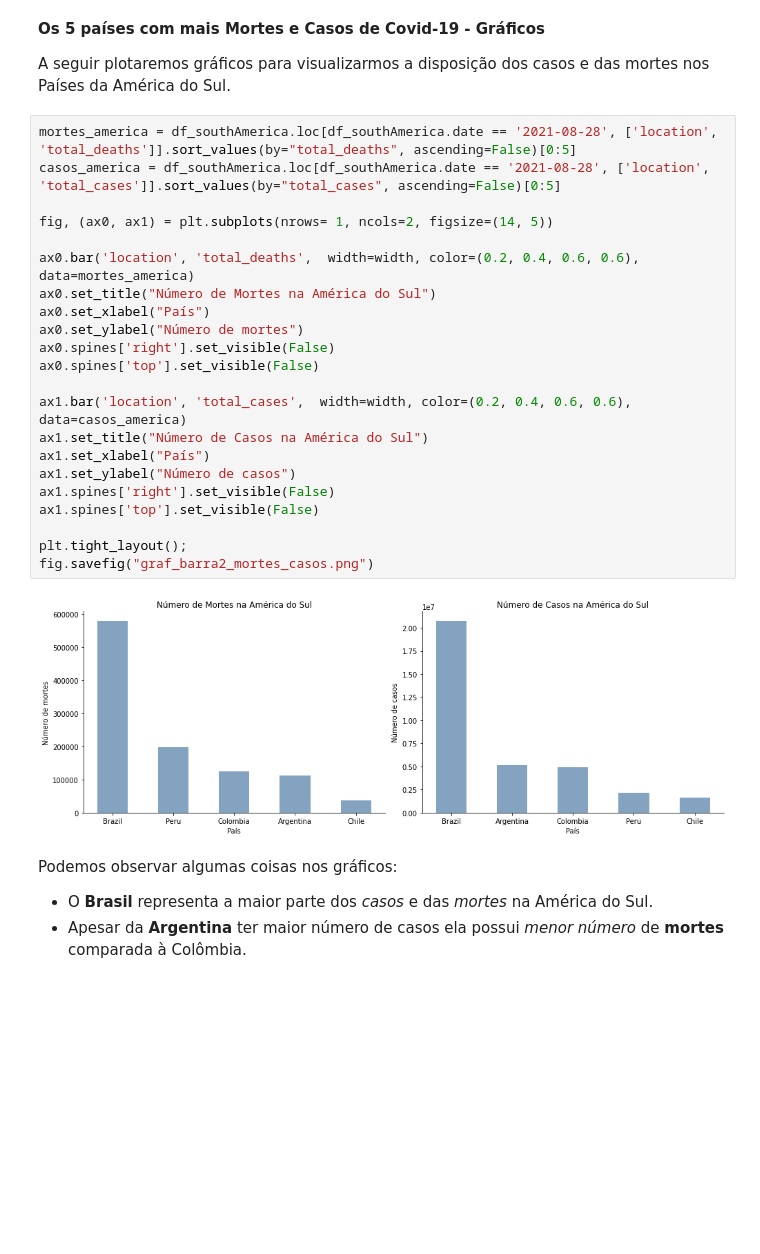
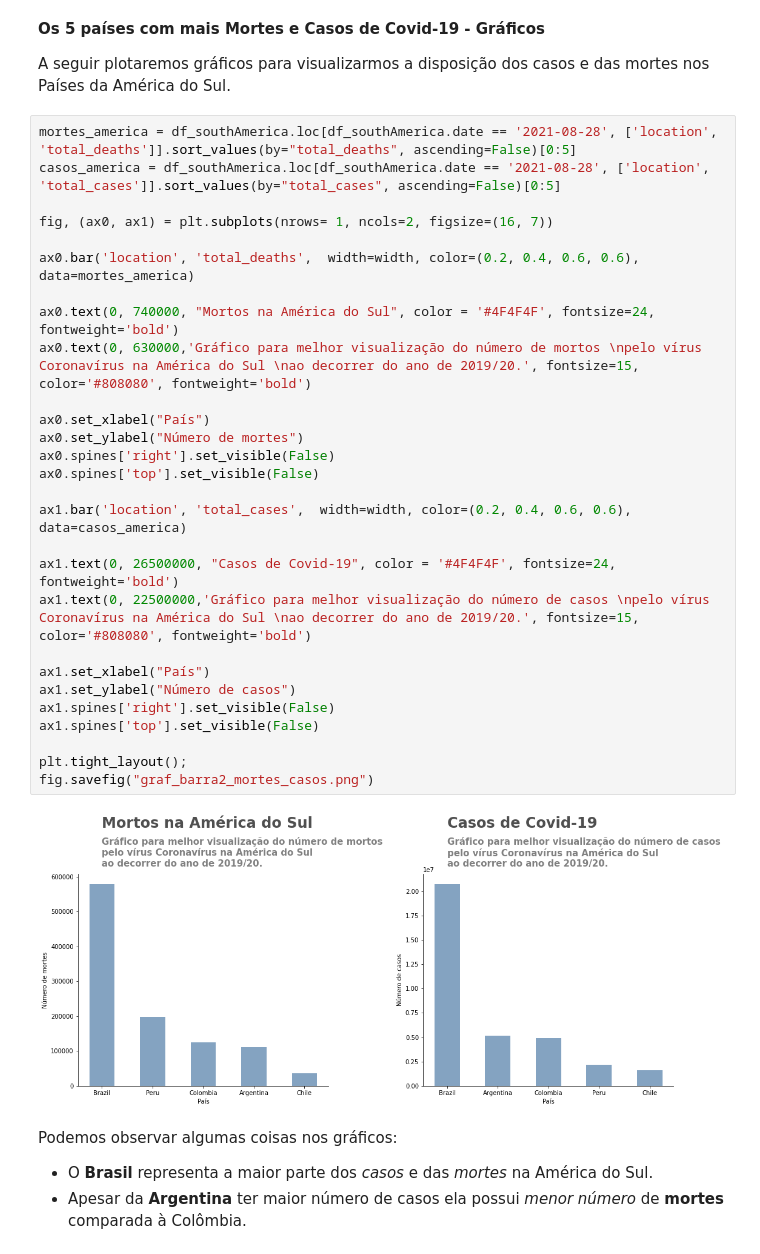
Before and after one commit to brunavent/Portfolio, a Jupyter notebook: Panorama_do_COVID_19_no_Brasil_e_no_Mundo.ipynb, the cells around one changed output. Drawn from its saved outputs; the diff is of its cells as text; blank space fills up the shorter version.

```diff
--- a/Panorama_do_COVID_19_no_Brasil_e_no_Mundo.ipynb
+++ b/Panorama_do_COVID_19_no_Brasil_e_no_Mundo.ipynb
@@ -599,27 +606,33 @@ A seguir plotaremos gráficos para visualizarmos a disposição dos casos e das
 # %%
 mortes_america = df_southAmerica.loc[df_southAmerica.date == '2021-08-28', ['location', 'total_deaths']].sort_values(by="total_deaths", ascending=False)[0:5]
 casos_america = df_southAmerica.loc[df_southAmerica.date == '2021-08-28', ['location', 'total_cases']].sort_values(by="total_cases", ascending=False)[0:5]
 
-fig, (ax0, ax1) = plt.subplots(nrows= 1, ncols=2, figsize=(14, 5))
+fig, (ax0, ax1) = plt.subplots(nrows= 1, ncols=2, figsize=(16, 7))
 
 ax0.bar('location', 'total_deaths',  width=width, color=(0.2, 0.4, 0.6, 0.6), data=mortes_america)
-ax0.set_title("Número de Mortes na América do Sul")
+
+ax0.text(0, 740000, "Mortos na América do Sul", color = '#4F4F4F', fontsize=24, fontweight='bold')
+ax0.text(0, 630000,'Gráfico para melhor visualização do número de mortos \npelo vírus Coronavírus na América do Sul \nao decorrer do ano de 2019/20.', fontsize=15, color='#808080', fontweight='bold')
+
 ax0.set_xlabel("País")
 ax0.set_ylabel("Número de mortes")
 ax0.spines['right'].set_visible(False)
 ax0.spines['top'].set_visible(False)
 
 ax1.bar('location', 'total_cases',  width=width, color=(0.2, 0.4, 0.6, 0.6), data=casos_america)
-ax1.set_title("Número de Casos na América do Sul")
+
+ax1.text(0, 26500000, "Casos de Covid-19", color = '#4F4F4F', fontsize=24, fontweight='bold')
+ax1.text(0, 22500000,'Gráfico para melhor visualização do número de casos \npelo vírus Coronavírus na América do Sul \nao decorrer do ano de 2019/20.', fontsize=15, color='#808080', fontweight='bold')
+
 ax1.set_xlabel("País")
 ax1.set_ylabel("Número de casos")
 ax1.spines['right'].set_visible(False)
 ax1.spines['top'].set_visible(False)
 
 plt.tight_layout();
 fig.savefig("graf_barra2_mortes_casos.png")
 # %% [output]
-[figure, old version]
+[figure, new version]
 # %% [markdown]
 Podemos observar algumas coisas nos gráficos:
 
```
Also changed, not shown: parts of 2 cells of this notebook.
